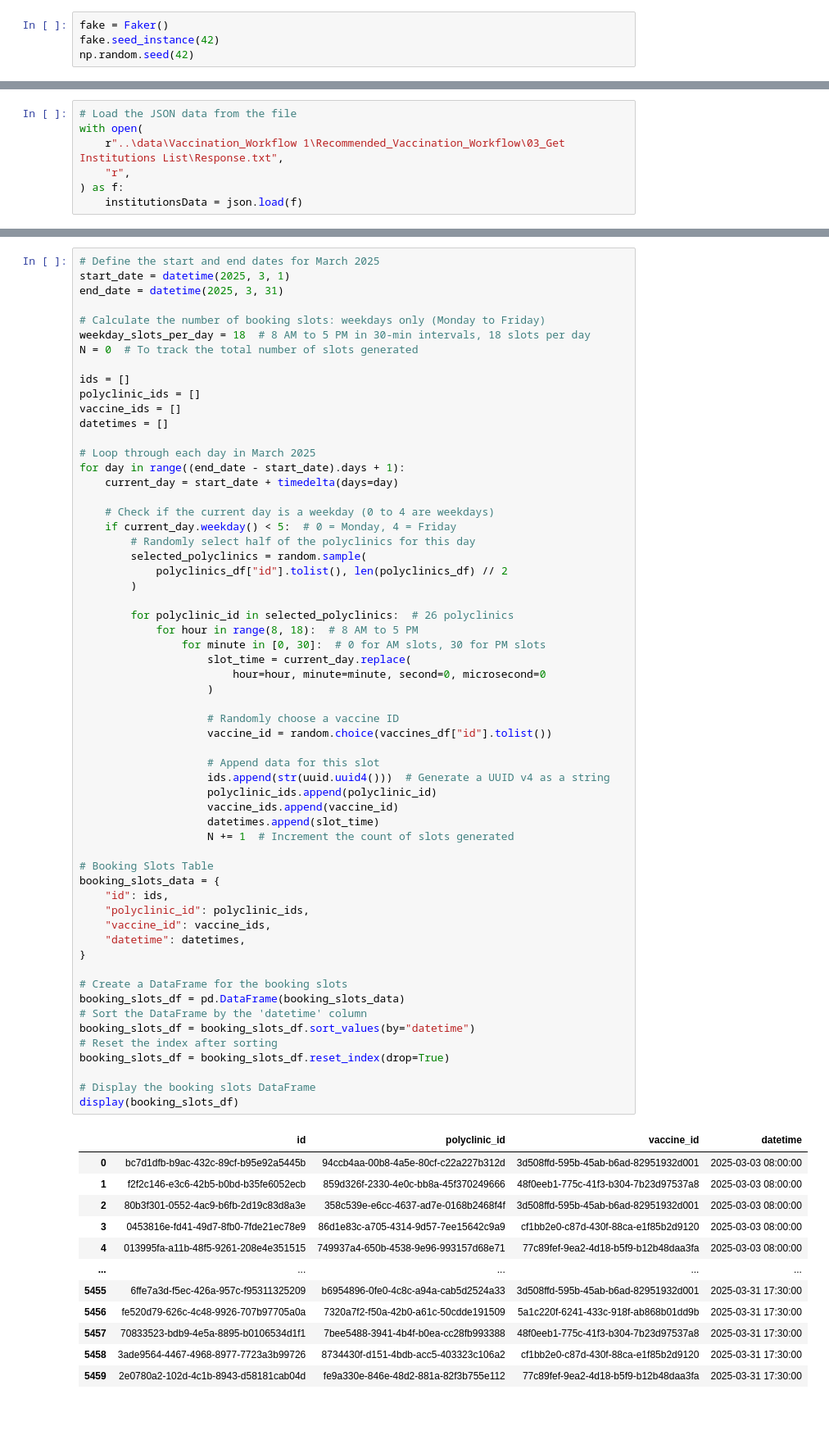
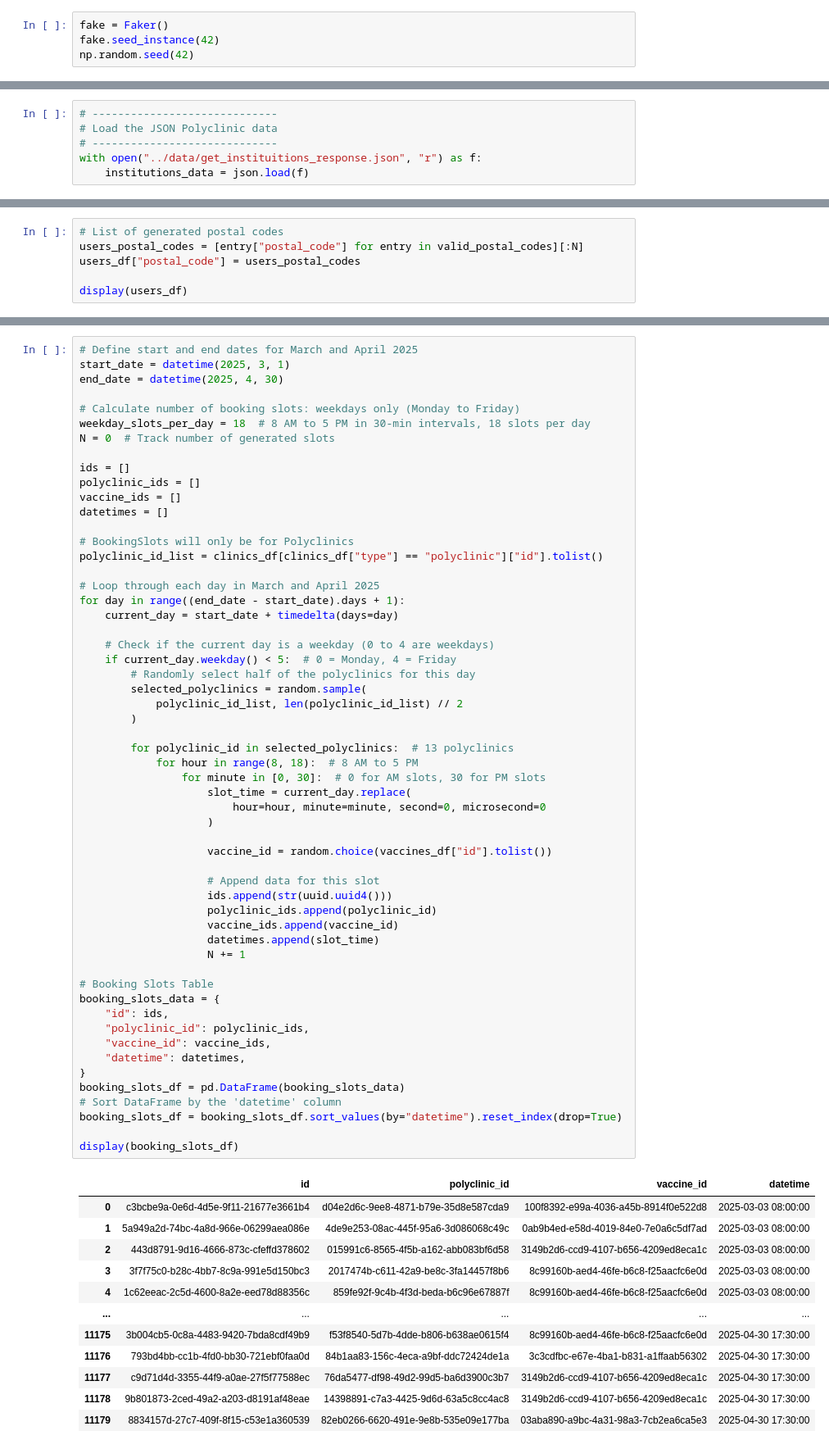
Before and after one commit to 0Upjh80d/agents, a Jupyter notebook: notebooks/genarate_database.ipynb, the cells around one changed output, grey strips where cells are left out. Shown at 82% size. Saved outputs shown, nothing was run; the diff lists cells and outputs as text; blank space fills up the shorter version.

Commit message:
refactor: major code refactor to account for data schema changes and updates (#34)

```diff
--- a/notebooks/genarate_database.ipynb
+++ b/notebooks/genarate_database.ipynb
@@ -56,7 +43,0 @@ There is a `03_GetInstitutions List`, where its `Response.txt` contains a list o
-# %%
-# Load the JSON data from the file
-with open(
-    r"..\data\Vaccination_Workflow 1\Recommended_Vaccination_Workflow\03_Get Institutions List\Response.txt",
-    "r",
-) as f:
-    institutionsData = json.load(f)
@@ -654,0 +77,6 @@ Resource: https://www.moh.gov.sg/seeking-healthcare/overview-of-diseases/communi
+# %%
+# -----------------------------
+# Load the JSON Polyclinic data
+# -----------------------------
+with open("../data/get_instituitions_response.json", "r") as f:
+    institutions_data = json.load(f)
@@ -654,0 +428,6 @@ Resource: https://www.moh.gov.sg/seeking-healthcare/overview-of-diseases/communi
+# %%
+# List of generated postal codes
+users_postal_codes = [entry["postal_code"] for entry in valid_postal_codes][:N]
+users_df["postal_code"] = users_postal_codes
+
+display(users_df)
@@ -702,73 +598,70 @@ display(vaccines_df)
 ## BookingSlots Table
 # %%
-# Define the start and end dates for March 2025
+# Define start and end dates for March and April 2025
 start_date = datetime(2025, 3, 1)
-end_date = datetime(2025, 3, 31)
+end_date = datetime(2025, 4, 30)
 
-# Calculate the number of booking slots: weekdays only (Monday to Friday)
+# Calculate number of booking slots: weekdays only (Monday to Friday)
 weekday_slots_per_day = 18  # 8 AM to 5 PM in 30-min intervals, 18 slots per day
-N = 0  # To track the total number of slots generated
+N = 0  # Track number of generated slots
 
 ids = []
 polyclinic_ids = []
 vaccine_ids = []
 datetimes = []
 
-# Loop through each day in March 2025
+# BookingSlots will only be for Polyclinics
+polyclinic_id_list = clinics_df[clinics_df["type"] == "polyclinic"]["id"].tolist()
+
+# Loop through each day in March and April 2025
 for day in range((end_date - start_date).days + 1):
     current_day = start_date + timedelta(days=day)
 
     # Check if the current day is a weekday (0 to 4 are weekdays)
     if current_day.weekday() < 5:  # 0 = Monday, 4 = Friday
         # Randomly select half of the polyclinics for this day
         selected_polyclinics = random.sample(
-            polyclinics_df["id"].tolist(), len(polyclinics_df) // 2
+            polyclinic_id_list, len(polyclinic_id_list) // 2
         )
 
-        for polyclinic_id in selected_polyclinics:  # 26 polyclinics
+        for polyclinic_id in selected_polyclinics:  # 13 polyclinics
             for hour in range(8, 18):  # 8 AM to 5 PM
                 for minute in [0, 30]:  # 0 for AM slots, 30 for PM slots
                     slot_time = current_day.replace(
                         hour=hour, minute=minute, second=0, microsecond=0
                     )
 
-                    # Randomly choose a vaccine ID
                     vaccine_id = random.choice(vaccines_df["id"].tolist())
 
                     # Append data for this slot
-                    ids.append(str(uuid.uuid4()))  # Generate a UUID v4 as a string
+                    ids.append(str(uuid.uuid4()))
                     polyclinic_ids.append(polyclinic_id)
                     vaccine_ids.append(vaccine_id)
                     datetimes.append(slot_time)
-                    N += 1  # Increment the count of slots generated
+                    N += 1
 
 # Booking Slots Table
 booking_slots_data = {
     "id": ids,
     "polyclinic_id": polyclinic_ids,
     "vaccine_id": vaccine_ids,
     "datetime": datetimes,
 }
+booking_slots_df = pd.DataFrame(booking_slots_data)
+# Sort DataFrame by the 'datetime' column
+booking_slots_df = booking_slots_df.sort_values(by="datetime").reset_index(drop=True)
 
-# Create a DataFrame for the booking slots
-booking_slots_df = pd.DataFrame(booking_slots_data)
-# Sort the DataFrame by the 'datetime' column
-booking_slots_df = booking_slots_df.sort_values(by="datetime")
-# Reset the index after sorting
-booking_slots_df = booking_slots_df.reset_index(drop=True)
-
-# Display the booking slots DataFrame
 display(booking_slots_df)
 # %% [output]
 |  | id | polyclinic_id | vaccine_id | datetime |
-| 0 | bc7d1dfb-b9ac-432c-89cf-b95e92a5445b | 94ccb4aa-00b8-4a5e-80cf-c22a227b312d | 3d508ffd-595b-45ab-b6ad-82951932d001 | 2025-03-03 08:00:00 |
-| 1 | f2f2c146-e3c6-42b5-b0bd-b35fe6052ecb | 859d326f-2330-4e0c-bb8a-45f370249666 | 48f0eeb1-775c-41f3-b304-7b23d97537a8 | 2025-03-03 08:00:00 |
-| 2 | 80b3f301-0552-4ac9-b6fb-2d19c83d8a3e | 358c539e-e6cc-4637-ad7e-0168b2468f4f | 3d508ffd-595b-45ab-b6ad-82951932d001 | 2025-03-03 08:00:00 |
-| 3 | 0453816e-fd41-49d7-8fb0-7fde21ec78e9 | 86d1e83c-a705-4314-9d57-7ee15642c9a9 | cf1bb2e0-c87d-430f-88ca-e1f85b2d9120 | 2025-03-03 08:00:00 |
-| 4 | 013995fa-a11b-48f5-9261-208e4e351515 | 749937a4-650b-4538-9e96-993157d68e71 | 77c89fef-9ea2-4d18-b5f9-b12b48daa3fa | 2025-03-03 08:00:00 |
+| 0 | c3bcbe9a-0e6d-4d5e-9f11-21677e3661b4 | d04e2d6c-9ee8-4871-b79e-35d8e587cda9 | 100f8392-e99a-4036-a45b-8914f0e522d8 | 2025-03-03 08:00:00 |
+| 1 | 5a949a2d-74bc-4a8d-966e-06299aea086e | 4de9e253-08ac-445f-95a6-3d086068c49c | 0ab9b4ed-e58d-4019-84e0-7e0a6c5df7ad | 2025-03-03 08:00:00 |
+| 2 | 443d8791-9d16-4666-873c-cfeffd378602 | 015991c6-8565-4f5b-a162-abb083bf6d58 | 3149b2d6-ccd9-4107-b656-4209ed8eca1c | 2025-03-03 08:00:00 |
+| 3 | 3f7f75c0-b28c-4bb7-8c9a-991e5d150bc3 | 2017474b-c611-42a9-be8c-3fa14457f8b6 | 8c99160b-aed4-46fe-b6c8-f25aacfc6e0d | 2025-03-03 08:00:00 |
+| 4 | 1c62eeac-2c5d-4600-8a2e-eed78d88356c | 859fe92f-9c4b-4f3d-beda-b6c96e67887f | 8c99160b-aed4-46fe-b6c8-f25aacfc6e0d | 2025-03-03 08:00:00 |
 | ... | ... | ... | ... | ... |
-| 5455 | 6ffe7a3d-f5ec-426a-957c-f95311325209 | b6954896-0fe0-4c8c-a94a-cab5d2524a33 | 3d508ffd-595b-45ab-b6ad-82951932d001 | 2025-03-31 17:30:00 |
-| 5456 | fe520d79-626c-4c48-9926-707b97705a0a | 7320a7f2-f50a-42b0-a61c-50cdde191509 | 5a1c220f-6241-433c-918f-ab868b01dd9b | 2025-03-31 17:30:00 |
-| 5457 | 70833523-bdb9-4e5a-8895-b0106534d1f1 | 7bee5488-3941-4b4f-b0ea-cc28fb993388 | 48f0eeb1-775c-41f3-b304-7b23d97537a8 | 2025-03-31 17:30:00 |
-| 5458 | 3ade9564-4467-4968-8977-7723a3b99726 | 8734430f-d151-4bdb-acc5-403323c106a2 | cf1bb2e0-c87d-430f-88ca-e1f85b2d9120 | 2025-03-31 17:30:00 |
-| 5459 | 2e0780a2-102d-4c1b-8943-d58181cab04d | fe9a330e-846e-48d2-881a-82f3b755e112 | 77c89fef-9ea2-4d18-b5f9-b12b48daa3fa | 2025-03-31 17:30:00 |
+| 11175 | 3b004cb5-0c8a-4483-9420-7bda8cdf49b9 | f53f8540-5d7b-4dde-b806-b638ae0615f4 | 8c99160b-aed4-46fe-b6c8-f25aacfc6e0d | 2025-04-30 17:30:00 |
+| 11176 | 793bd4bb-cc1b-4fd0-bb30-721ebf0faa0d | 84b1aa83-156c-4eca-a9bf-ddc72424de1a | 3c3cdfbc-e67e-4ba1-b831-a1ffaab56302 | 2025-04-30 17:30:00 |
+| 11177 | c9d71d4d-3355-44f9-a0ae-27f5f77588ec | 76da5477-df98-49d2-99d5-ba6d3900c3b7 | 3149b2d6-ccd9-4107-b656-4209ed8eca1c | 2025-04-30 17:30:00 |
+| 11178 | 9b801873-2ced-49a2-a203-d8191af48eae | 14398891-c7a3-4425-9d6d-63a5c8cc4ac8 | 3149b2d6-ccd9-4107-b656-4209ed8eca1c | 2025-04-30 17:30:00 |
+| 11179 | 8834157d-27c7-409f-8f15-c53e1a360539 | 82eb0266-6620-491e-9e8b-535e09e177ba | 03aba890-a9bc-4a31-98a3-7cb2ea6ca5e3 | 2025-04-30 17:30:00 |
```
Also changed, not shown: parts of 74 cells of this notebook, 31 other files.
